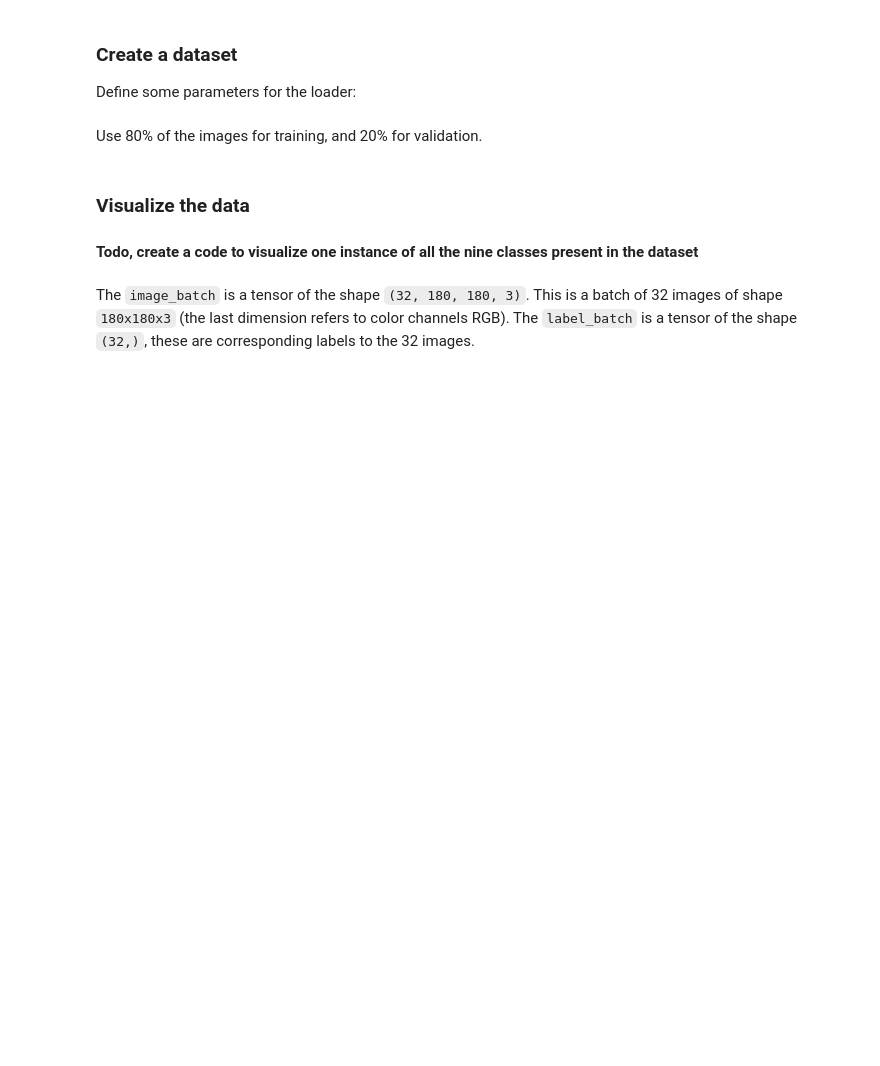
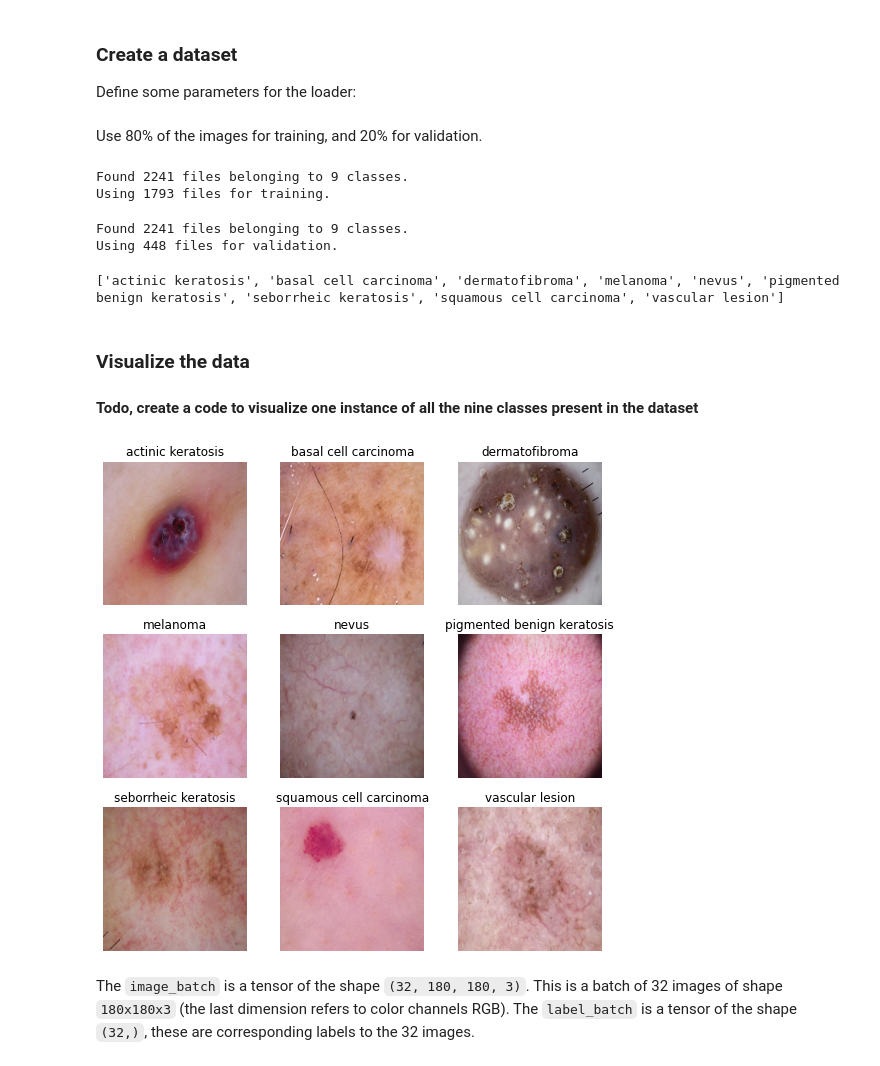
Before and after one commit to akintaliarkin/MelanomaDetectionCNN, a Jupyter notebook: Aditya_Kintali_nn.ipynb, the cells around one changed output. Saved outputs shown, nothing was run; the diff lists cells and outputs as text; code cells hidden in the pictures; blank space fills up the shorter version.

```diff
--- a/Aditya_Kintali_nn.ipynb
+++ b/Aditya_Kintali_nn.ipynb
@@ -29,9 +53,8 @@ To enable them in other operations, rebuild TensorFlow with the appropriate comp
 This assignment uses a dataset of about 2357 images of skin cancer types. The dataset contains 9 sub-directories in each train and test subdirectories. The 9 sub-directories contains the images of 9 skin cancer types respectively.
 # %%
 # Defining the path for train and test images
-## Todo: Update the paths of the train and test dataset
-data_dir_train = pathlib.Path("path_to_train_directory")
-data_dir_test = pathlib.Path('path_to_test_directory')
+data_dir_train = pathlib.Path("/content/gdrive/MyDrive/Colab Notebooks/Skin_cancer_data/Train")
+data_dir_test = pathlib.Path('/content/gdrive/MyDrive/Colab Notebooks/Skin_cancer_data/Test')
 # %%
 image_count_train = len(list(data_dir_train.glob('*/*.jpg')))
 print(image_count_train)
@@ -55,25 +81,44 @@ Use 80% of the images for training, and 20% for validation.
 ## Write your train dataset here
 ## Note use seed=123 while creating your dataset using tf.keras.preprocessing.image_dataset_from_directory
 ## Note, make sure your resize your images to the size img_height*img_width, while writting the dataset
-train_ds = ##todo
+train_ds =  tf.keras.preprocessing.image_dataset_from_directory(data_dir_train, validation_split=0.2, subset="training",
+  batch_size=batch_size, image_size=(img_height, img_width),seed=123, label_mode='categorical')
+# %% [output]
+Found 2241 files belonging to 9 classes.
+Using 1793 files for training.
 # %%
 ## Write your validation dataset here
 ## Note use seed=123 while creating your dataset using tf.keras.preprocessing.image_dataset_from_directory
 ## Note, make sure your resize your images to the size img_height*img_width, while writting the dataset
-val_ds = ##todo
+val_ds = tf.keras.preprocessing.image_dataset_from_directory(data_dir_train, validation_split=0.2, subset="validation",
+  batch_size=batch_size, image_size=(img_height, img_width),seed=123, label_mode='categorical')
+# %% [output]
+Found 2241 files belonging to 9 classes.
+Using 448 files for validation.
 # %%
 # List out all the classes of skin cancer and store them in a list.
 # You can find the class names in the class_names attribute on these datasets.
 # These correspond to the directory names in alphabetical order.
 class_names = train_ds.class_names
 print(class_names)
+# %% [output]
+['actinic keratosis', 'basal cell carcinoma', 'dermatofibroma', 'melanoma', 'nevus', 'pigmented benign keratosis', 'seborrheic keratosis', 'squamous cell carcinoma', 'vascular lesion']
 # %% [markdown]
 ### Visualize the data
 #### Todo, create a code to visualize one instance of all the nine classes present in the dataset
 # %%
 import matplotlib.pyplot as plt
 
 ### your code goes here, you can use training or validation data to visualize
+fig = plt.figure(figsize=(9,9))
+for x, y in train_ds.take(1):
+  for i in range(len(class_names)):
+    ax = plt.subplot(3, 3, i + 1)
+    plt.imshow(x[i].numpy().astype("uint8"))
+    plt.title(class_names[i])
+    plt.axis("off")
+# %% [output]
+[figure, added]
 # %% [markdown]
 The `image_batch` is a tensor of the shape `(32, 180, 180, 3)`. This is a batch of 32 images of shape `180x180x3` (the last dimension refers to color channels RGB). The `label_batch` is a tensor of the shape `(32,)`, these are corresponding labels to the 32 images.
 # %% [markdown]
```
Also changed, not shown: parts of 26 cells of this notebook.
